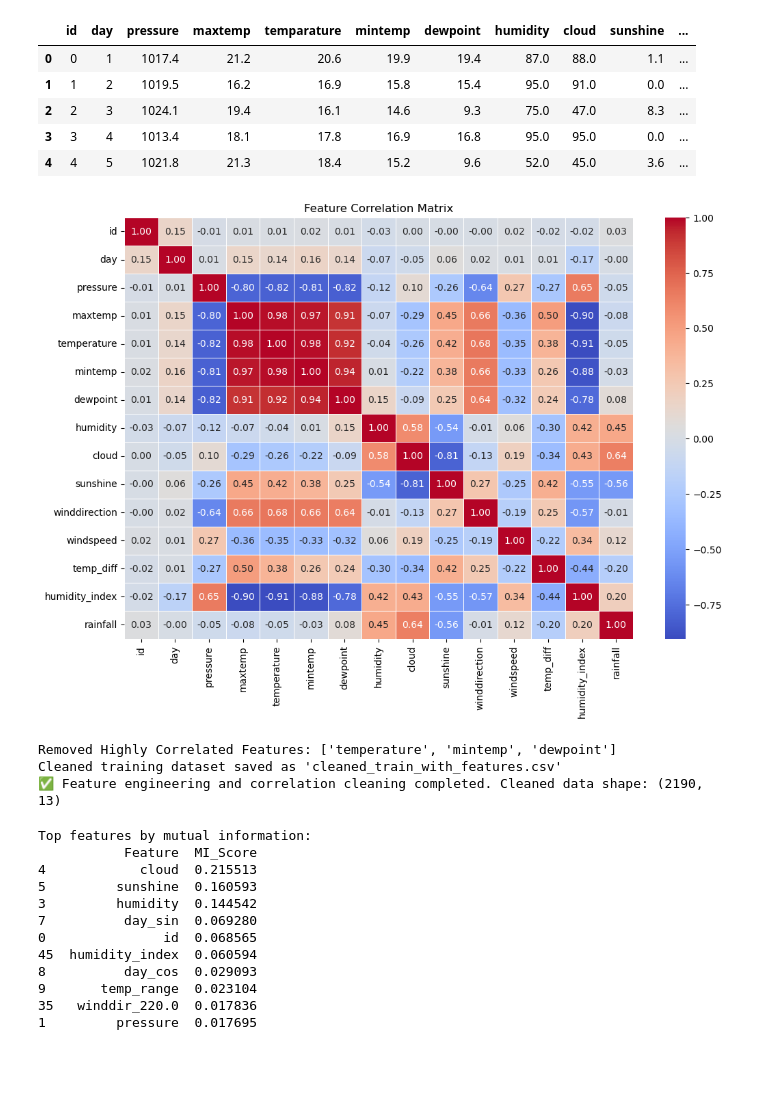
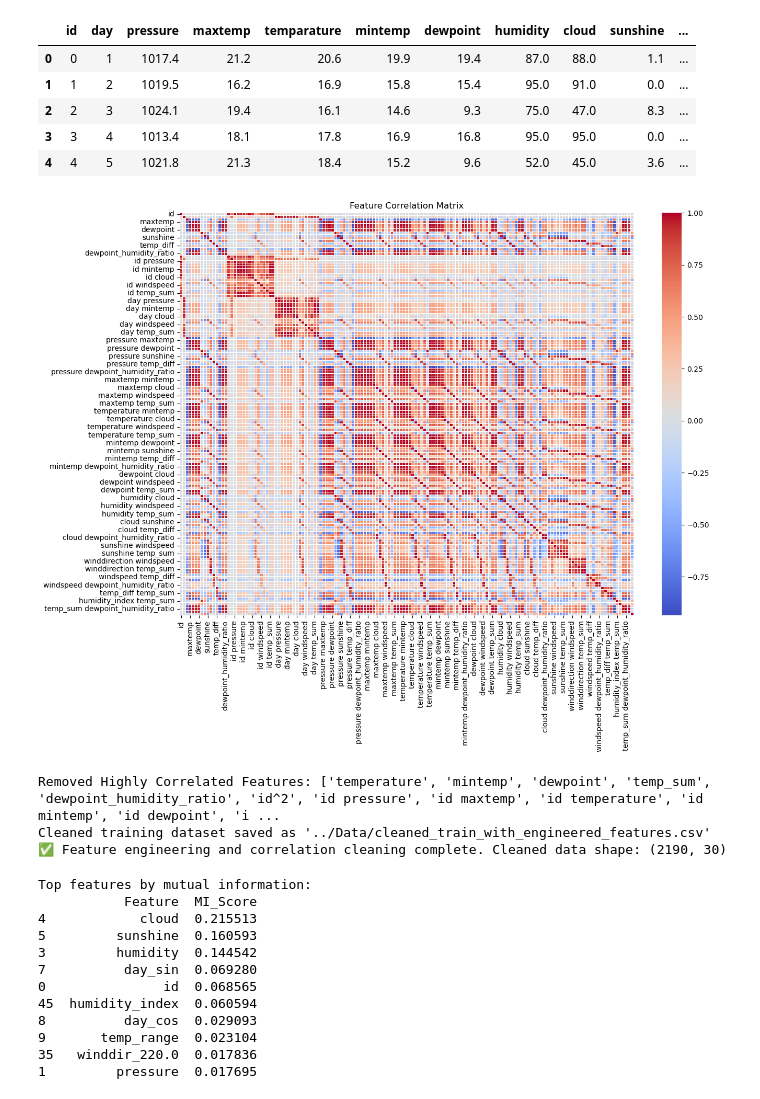
Before and after one commit to Seryabiz/PHASE_5_CAPSTONE_PROJECT, a Jupyter notebook: Notebooks/Alfred.ipynb, the cells around one changed output. Cells and saved outputs as stored; diff of their text form; code cells hidden in the pictures; blank space fills up the shorter version.

```diff
--- a/Notebooks/Alfred.ipynb
+++ b/Notebooks/Alfred.ipynb
@@ -260,42 +260,46 @@ pd.read_csv('../Data/train.csv').head()
 | 2 | 2 | 3 | 1024.1 | 19.4 | 16.1 | 14.6 | 9.3 | 75.0 | 47.0 | 8.3 | ... |
 | 3 | 3 | 4 | 1013.4 | 18.1 | 17.8 | 16.9 | 16.8 | 95.0 | 95.0 | 0.0 | ... |
 | 4 | 4 | 5 | 1021.8 | 21.3 | 18.4 | 15.2 | 9.6 | 52.0 | 45.0 | 3.6 | ... |
+# %%
+import pandas as pd
+df_train = pd.read_csv('../Data/train.csv')
+
+# Separate target
+rainfall = df_train['rainfall']
+df_train.drop(columns=['rainfall'], inplace=True)
 # %%
 
 
 import pandas as pd
 from Feature_Engineering import build_feature_engineering_pipeline, plot_correlation_matrix, drop_highly_correlated_features
 
-# 1. Load data
-df_train = pd.read_csv('../Data/train.csv')
+# 3. Define columns to cap outliers
+columns_to_cap = ['windspeed', 'temperature', 'humidity', 'dewpoint']
 
-# 2. Separate target and drop before feature engineering
-target = df_train['rainfall']
-df_train.drop(columns=['rainfall'], inplace=True)
-
-# 3. Define columns where outliers need to be capped
-columns_to_cap = ['windspeed', 'temperature']
-
-# 4. Build and apply feature engineering pipeline
+# 4. Build and apply the enhanced feature engineering pipeline
 feature_pipeline = build_feature_engineering_pipeline(columns_to_cap)
 df_train_engineered = feature_pipeline.fit_transform(df_train)
 
-# 5. Add back target for correlation check
-df_train_engineered['rainfall'] = target
+# 5. Add the rainfall column back for analysis
+df_train_engineered['rainfall'] = rainfall.values
 
-# 6. Plot correlation matrix
+# 6. Plot the correlation matrix for engineered features
 plot_correlation_matrix(df_train_engineered)
 
-# 7. Drop highly correlated features and save
-df_cleaned = drop_highly_correlated_features(df_train_engineered, threshold=0.85, save_path='cleaned_train_with_features.csv')
+# 7. Drop highly correlated features and save the cleaned engineered dataset
+df_cleaned = drop_highly_correlated_features(
+    df_train_engineered,
+    threshold=0.85,
+    save_path='../Data/cleaned_train_with_engineered_features.csv'
+)
 
-# 8. Check results
-print(f"✅ Feature engineering and correlation cleaning completed. Cleaned data shape: {df_cleaned.shape}")
+# 8. Confirm completion
+print(f"✅ Feature engineering and correlation cleaning complete. Cleaned data shape: {df_cleaned.shape}")
 # %% [output]
-[figure, old version]
+[figure, new version]
-Removed Highly Correlated Features: ['temperature', 'mintemp', 'dewpoint']
-Cleaned training dataset saved as 'cleaned_train_with_features.csv'
-✅ Feature engineering and correlation cleaning completed. Cleaned data shape: (2190, 13)
+Removed Highly Correlated Features: ['temperature', 'mintemp', 'dewpoint', 'temp_sum', 'dewpoint_humidity_ratio', 'id^2', 'id pressure', 'id maxtemp', 'id temperature', 'id mintemp', 'id dewpoint', 'i ...
+Cleaned training dataset saved as '../Data/cleaned_train_with_engineered_features.csv'
+✅ Feature engineering and correlation cleaning complete. Cleaned data shape: (2190, 30)
 # %%
 
 from Feature_selection import compute_mutual_information, plot_mi_scores, drop_low_impact_features, save_refined_dataset
```
Also changed, not shown: parts of 1 cell of this notebook, 2 other files.
